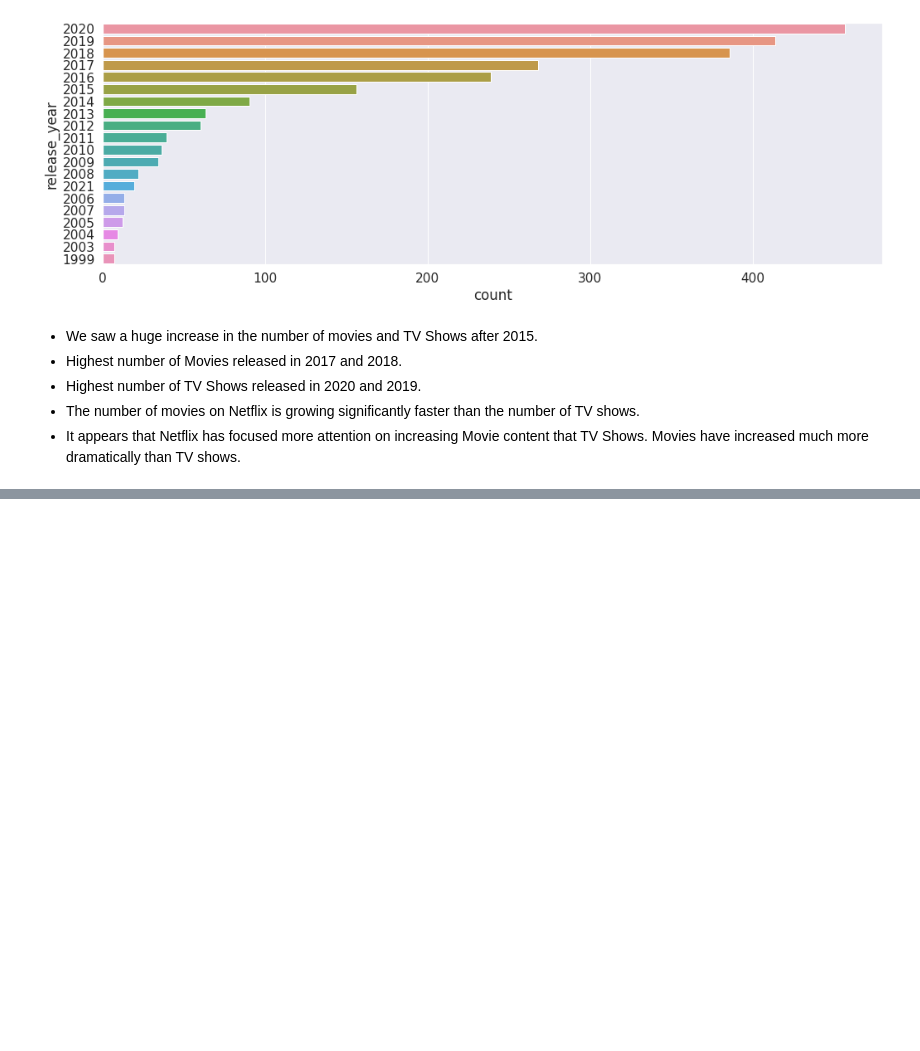
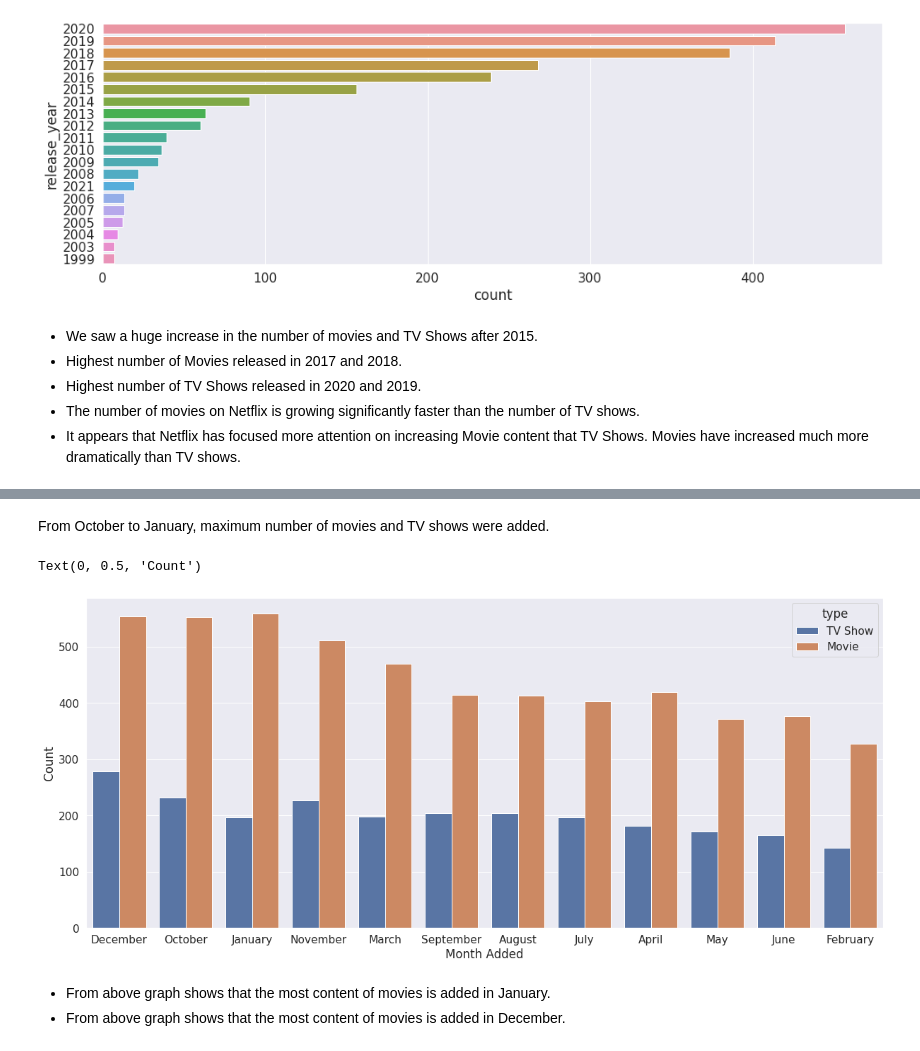
Before and after one commit to Animesh227/Netflix-Movies-and-TV-Shows-Clustering, a Jupyter notebook: NETFLIX_MOVIES_AND_TV_SHOWS_CLUSTERING_Animesh_Chakraborty.ipynb, the cells around one changed output, grey strips where cells are left out. Drawn from its saved outputs; the diff is of its cells as text; code cells hidden in the pictures; blank space fills up the shorter version.

```diff
--- a/NETFLIX_MOVIES_AND_TV_SHOWS_CLUSTERING_Animesh_Chakraborty.ipynb
+++ b/NETFLIX_MOVIES_AND_TV_SHOWS_CLUSTERING_Animesh_Chakraborty.ipynb
@@ -330,0 +342,14 @@ sns.countplot(y= 'release_year', data = tv_shows, order = tv_shows['release_year
+# %% [markdown]
+From October to January, maximum number of movies and TV shows were added.
+# %%
+# Plotting the Countplot
+plt.figure(figsize=(18,8))
+sns.countplot('month_name_added', hue='type', order = dataset['month_name_added'].value_counts().index, data = dataset)
+plt.xlabel("Month Added")
+plt.ylabel("Count")
+# %% [output]
+Text(0, 0.5, 'Count')
+[figure, added]
+# %% [markdown]
+*   From above graph shows that the most content of movies is added in January.
+*   From above graph shows that the most content of movies is added in December.
```
Also changed, not shown: parts of 3 cells of this notebook.
